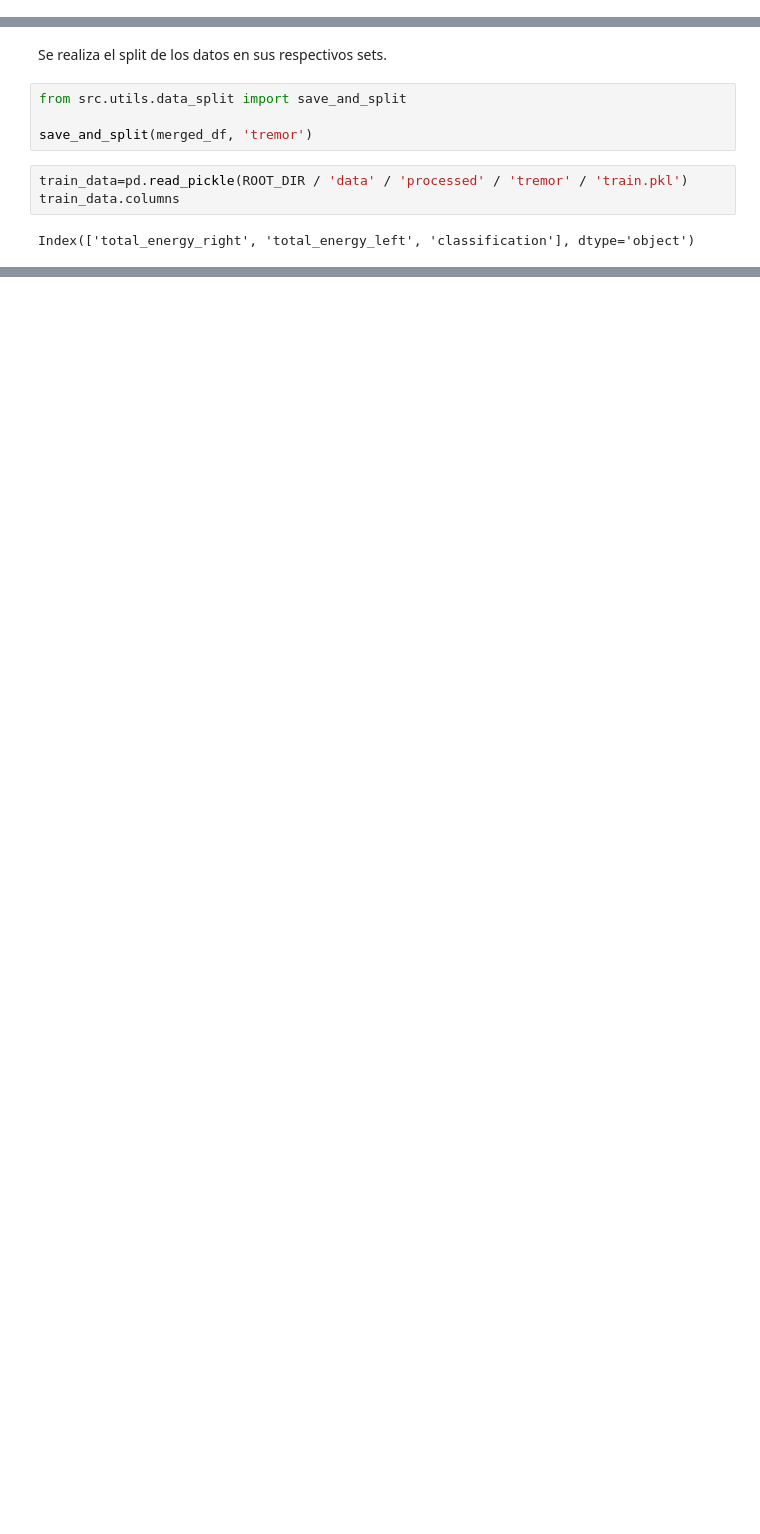
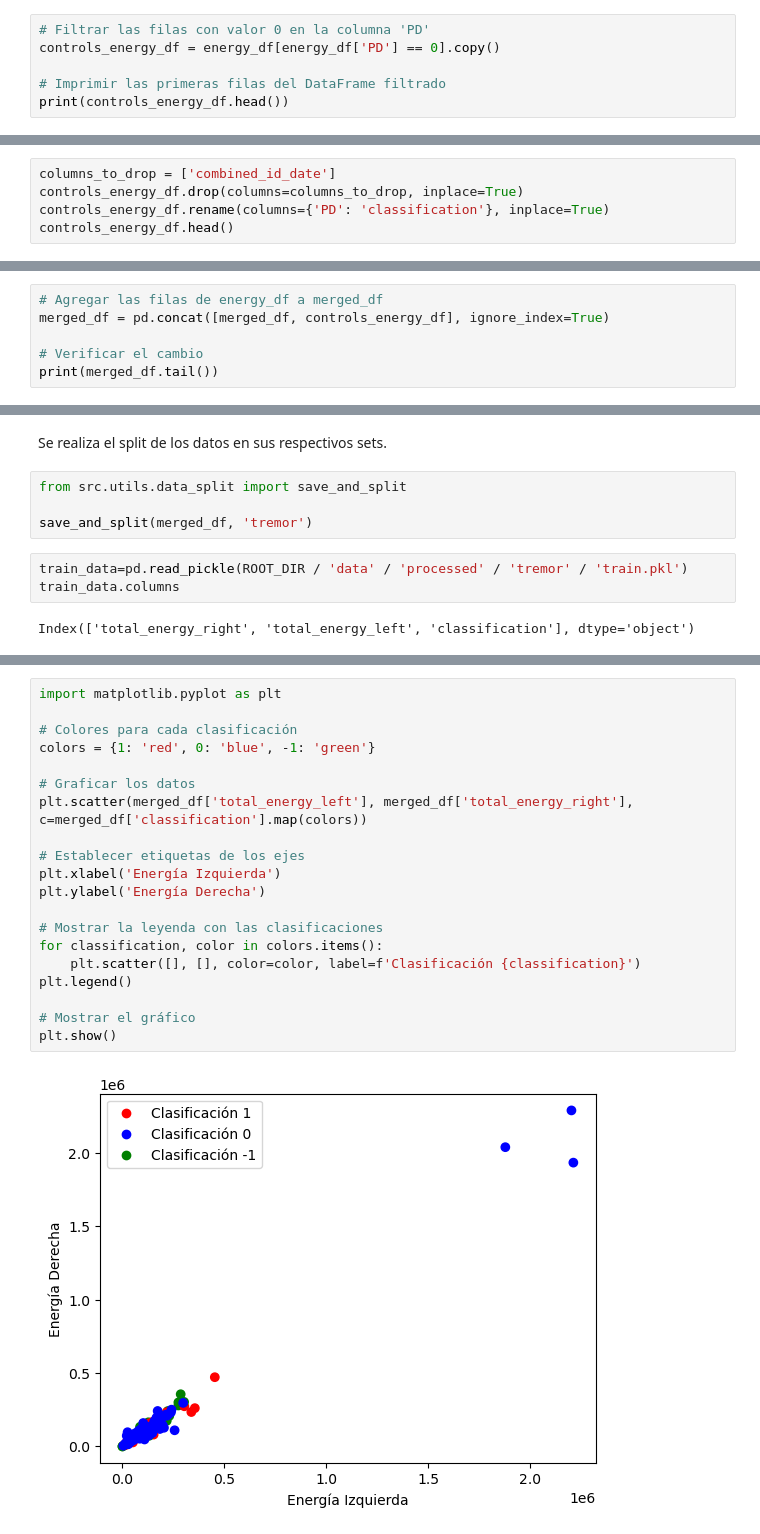
Before and after one commit to jose-2001/AIForIMUParkinsonData, a Jupyter notebook: notebooks/data_preparation/s1-preprocessing.ipynb, the cells around one changed output, grey strips where cells are left out. Saved outputs shown, nothing was run; the diff lists cells and outputs as text; blank space fills up the shorter version.

Commit message:
added back patients that were filtered out with the merge

```diff
--- a/notebooks/data_preparation/s1-preprocessing.ipynb
+++ b/notebooks/data_preparation/s1-preprocessing.ipynb
@@ -74,0 +82,6 @@ Index(['combined_id_date', 'total_energy_right', 'total_energy_left', 'PD'], dty
+# %%
+# Filtrar las filas con valor 0 en la columna 'PD'
+controls_energy_df = energy_df[energy_df['PD'] == 0].copy()
+
+# Imprimir las primeras filas del DataFrame filtrado
+print(controls_energy_df.head())
@@ -205,0 +251,5 @@ merged_df.head()
+# %%
+columns_to_drop = ['combined_id_date']
+controls_energy_df.drop(columns=columns_to_drop, inplace=True)
+controls_energy_df.rename(columns={'PD': 'classification'}, inplace=True)
+controls_energy_df.head()
@@ -205,0 +269,6 @@ merged_df.head()
+# %%
+# Agregar las filas de energy_df a merged_df
+merged_df = pd.concat([merged_df, controls_energy_df], ignore_index=True)
+
+# Verificar el cambio
+print(merged_df.tail())
@@ -216,0 +303,22 @@ Index(['total_energy_right', 'total_energy_left', 'classification'], dtype='obje
+# %%
+import matplotlib.pyplot as plt
+
+# Colores para cada clasificación
+colors = {1: 'red', 0: 'blue', -1: 'green'}
+
+# Graficar los datos
+plt.scatter(merged_df['total_energy_left'], merged_df['total_energy_right'], c=merged_df['classification'].map(colors))
+
+# Establecer etiquetas de los ejes
+plt.xlabel('Energía Izquierda')
+plt.ylabel('Energía Derecha')
+
+# Mostrar la leyenda con las clasificaciones
+for classification, color in colors.items():
+    plt.scatter([], [], color=color, label=f'Clasificación {classification}')
+plt.legend()
+
+# Mostrar el gráfico
+plt.show()
+# %% [output]
+[figure, added]
```
Also changed, not shown: parts of 10 cells of this notebook.
